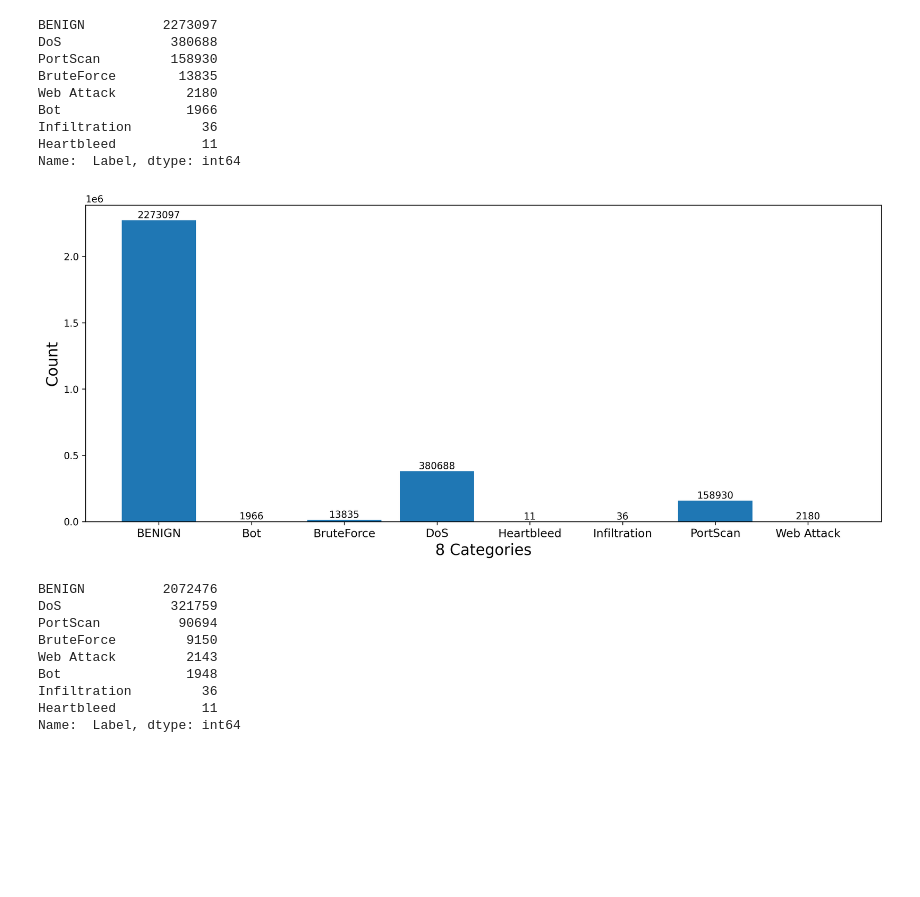
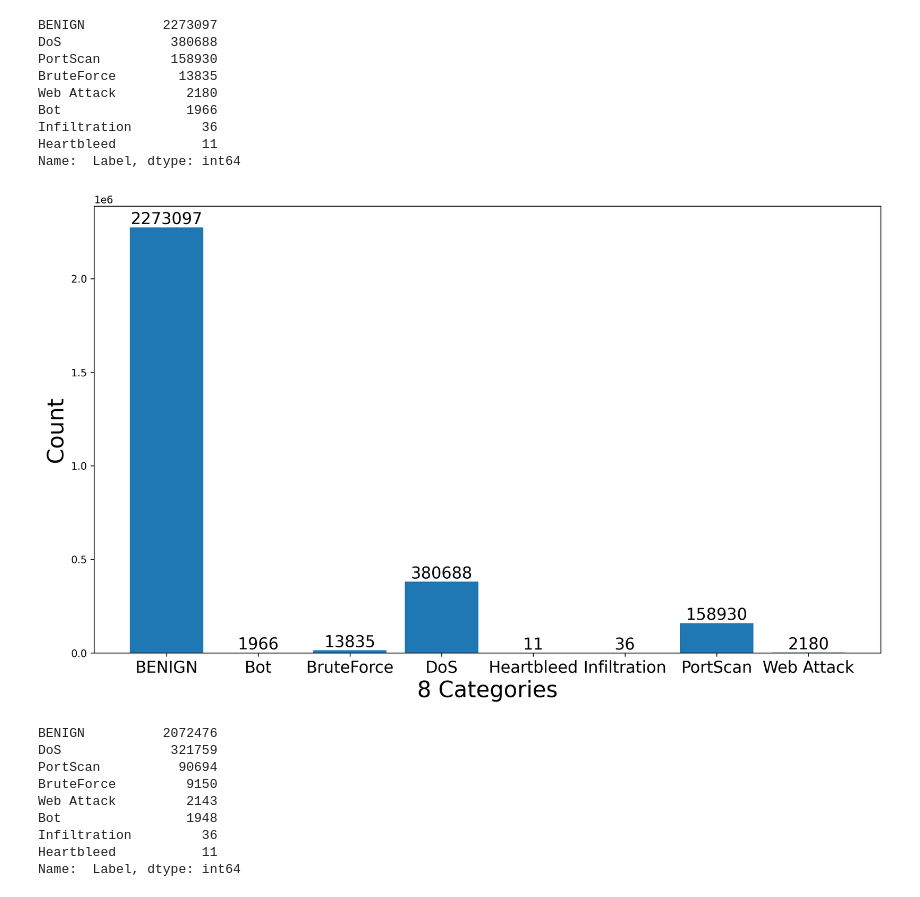
Before and after one commit to CSFanLi/IDS, a Jupyter notebook: EnsembleLearning/1_1 RandomForestWithOriginalData.ipynb, the cells around one changed output. Drawn from its saved outputs; the diff is of its cells as text; code cells hidden in the pictures; blank space fills up the shorter version.

```diff
--- a/EnsembleLearning/1_1 RandomForestWithOriginalData.ipynb
+++ b/EnsembleLearning/1_1 RandomForestWithOriginalData.ipynb
@@ -130,16 +137,16 @@ Name:  Label, dtype: int64
 # %%
 labels_new,values_new=zip(*sorted(target_count_new.items()))
 # %%
-plt.figure(dpi=300,figsize=(15,6))
+plt.figure(dpi=300,figsize=(14,8))
 plt.bar(labels_new,values_new)
 for x_new,y_new in zip(labels_new,values_new):
-    plt.text(x_new,y_new,y_new,ha="center",va="bottom")
-plt.xticks(fontsize=12,rotation=0)
-plt.xlabel("8 Categories",fontsize=16)
-plt.ylabel("Count",fontsize=16)
+    plt.text(x_new,y_new,y_new,ha="center",va="bottom",fontsize=16)
+plt.xticks(fontsize=16,rotation=0)
+plt.xlabel("8 Categories",fontsize=22)
+plt.ylabel("Count",fontsize=22)
 plt.show()
 # %% [output]
-[figure, old version]
+[figure, new version]
 # %%
 #3. Preprocessing
 #3.1 remove useless data
```
Also changed, not shown: parts of 7 cells of this notebook.
